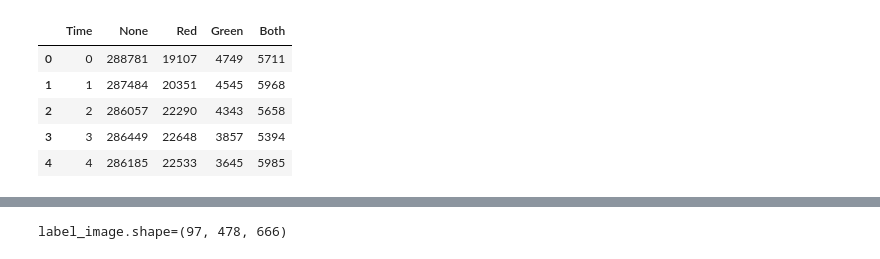
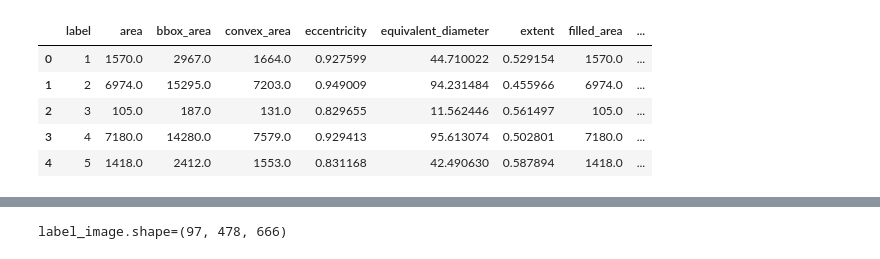
Before and after one commit to CooperStansbury/apollo, a Jupyter notebook: notebooks/dev.ipynb, the cells around one changed output, grey strips where cells are left out. Cells and saved outputs as stored; diff of their text form; code cells hidden in the pictures.

```diff
--- a/notebooks/dev.ipynb
+++ b/notebooks/dev.ipynb
@@ -11,13 +12,13 @@ from skimage.color import rgb2gray
 from skimage.transform import rescale
 from skimage.exposure import rescale_intensity
 # %%
-fpath = "/scratch/indikar_root/indikar1/shared_data/apollo/pixel_counts/cellsonlyA1.csv"
+fpath = "/scratch/indikar_root/indikar1/shared_data/apollo/region_props/mmRNA4OHTD3.csv"
 df = pd.read_csv(fpath)
 df.head()
 # %% [output]
-|  | Time | None | Red | Green | Both |
-| 0 | 0 | 288781 | 19107 | 4749 | 5711 |
-| 1 | 1 | 287484 | 20351 | 4545 | 5968 |
-| 2 | 2 | 286057 | 22290 | 4343 | 5658 |
-| 3 | 3 | 286449 | 22648 | 3857 | 5394 |
-| 4 | 4 | 286185 | 22533 | 3645 | 5985 |
+|  | label | area | bbox_area | convex_area | eccentricity | equivalent_diameter | extent | filled_area | ... |
+| 0 | 1 | 1570.0 | 2967.0 | 1664.0 | 0.927599 | 44.710022 | 0.529154 | 1570.0 | ... |
+| 1 | 2 | 6974.0 | 15295.0 | 7203.0 | 0.949009 | 94.231484 | 0.455966 | 6974.0 | ... |
+| 2 | 3 | 105.0 | 187.0 | 131.0 | 0.829655 | 11.562446 | 0.561497 | 105.0 | ... |
+| 3 | 4 | 7180.0 | 14280.0 | 7579.0 | 0.929413 | 95.613074 | 0.502801 | 7180.0 | ... |
+| 4 | 5 | 1418.0 | 2412.0 | 1553.0 | 0.831168 | 42.490630 | 0.587894 | 1418.0 | ... |
```
Also changed, not shown: parts of 5 cells of this notebook, 1 other file.
